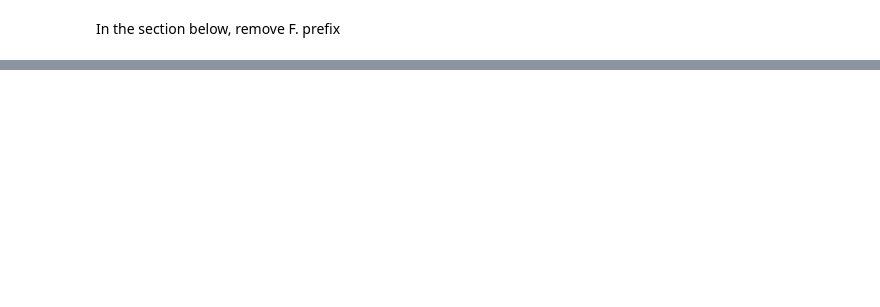
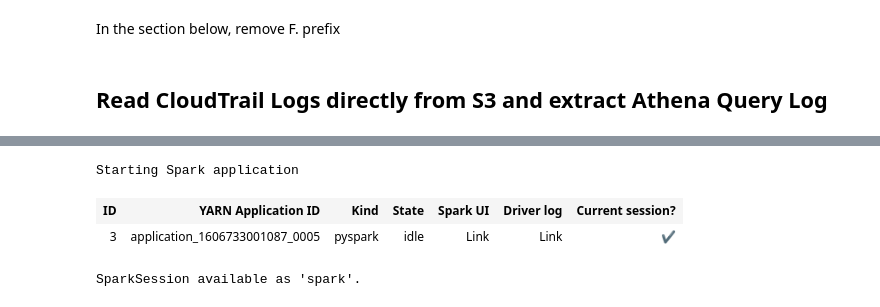
Before and after one commit to mafux777/Alation_Article, a Jupyter notebook: raiders-of-lost-kek.ipynb, the cells around one changed output, grey strips where cells are left out. Drawn from its saved outputs; the diff is of its cells as text; code cells hidden in the pictures; blank space fills up the shorter version.

Commit message:
Added cloud trail code

```diff
--- a/raiders-of-lost-kek.ipynb
+++ b/raiders-of-lost-kek.ipynb
@@ -372,8 +324,11 @@ df.printSchema()
+# %% [markdown]
+## Read CloudTrail Logs directly from S3 and extract Athena Query Log
 # %%
+from pyspark.sql.functions import *
+
 input_bucket = 's3://aws-cloudtrail-logs-255149284406-4cec155e/'
-input_path = 'AWSLogs/255149284406/CloudTrail/us-west-2/2020/11/26/255149284406_CloudTrail_us-west-2_20201126T1055Z_76IDD8USYxbV1OnC.json.gz'
-#df = spark.read.json(input_bucket + input_path)
+input_path = 'AWSLogs/255149284406/CloudTrail/us-west-2/2020/11/30/'
+df = spark.read.json(input_bucket + input_path)
+
 #df.printSchema()
-df2 = df.select(F.explode(df.Records))
-df3 = df2.groupby(col("col.eventName")).count()
-df3.select(col("eventName"), col("count")).sort("count", ascending=False).show()
+# %% [output]
@@ -379,0 +336,4 @@ df3.select(col("eventName"), col("count")).sort("count", ascending=False).show()
+Starting Spark application
+| ID | YARN Application ID | Kind | State | Spark UI | Driver log | Current session? |
+| 3 | application_1606733001087_0005 | pyspark | idle | Link | Link | ✔ |
+SparkSession available as 'spark'.
```
Also changed, not shown: parts of 20 cells of this notebook.
